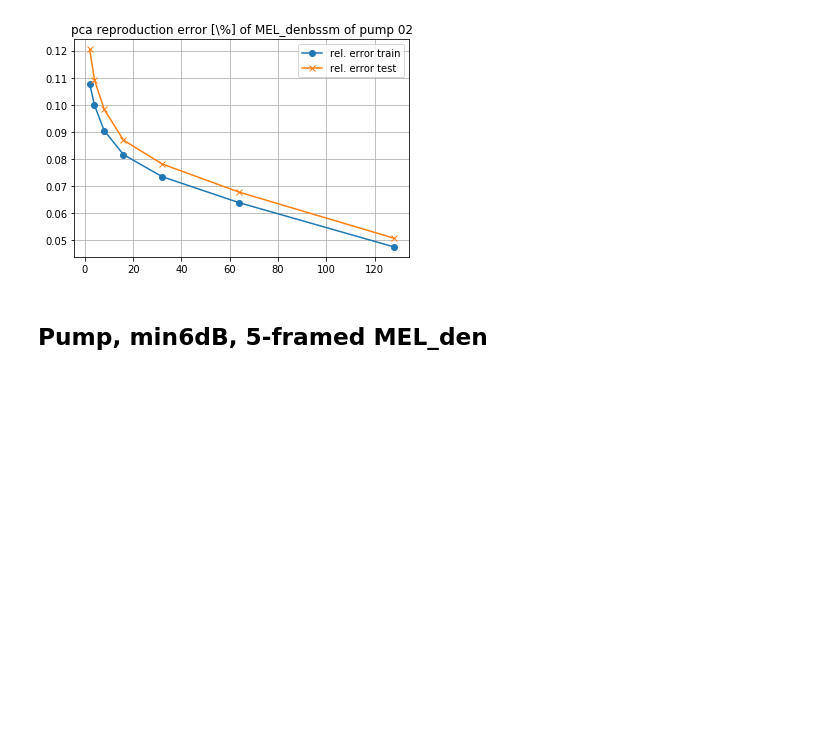
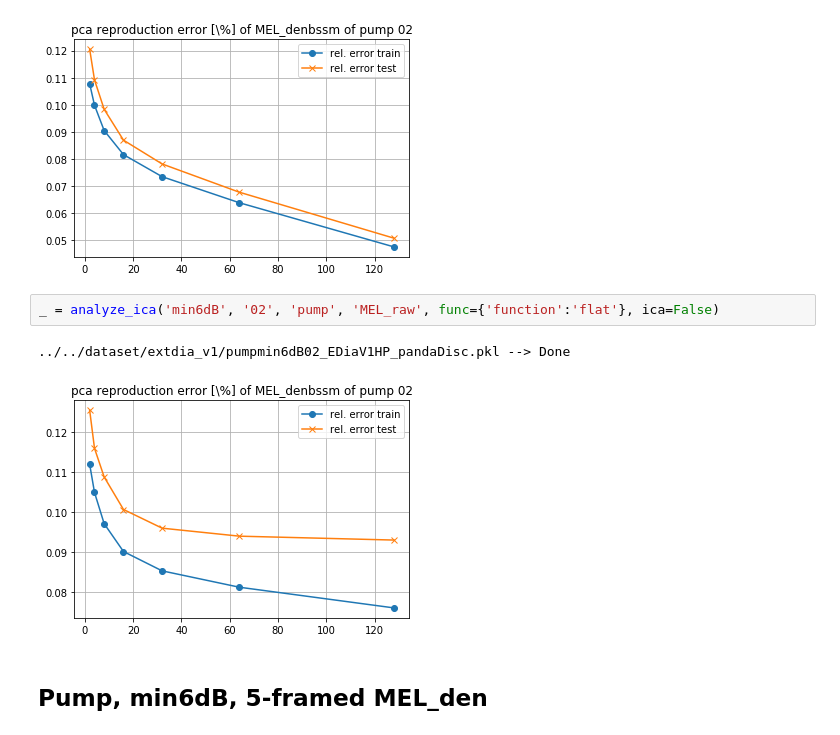
Before and after one commit to BA-HanseML/NF_Prj_MIMII_Dataset, a Jupyter notebook: modeling/preprocessing/preprocessing_exploration.ipynb, the cells around one changed output. Cells and saved outputs as stored; diff of their text form; blank space fills up the shorter version.

Commit message:
preprocessing exploration done

```diff
--- a/modeling/preprocessing/preprocessing_exploration.ipynb
+++ b/modeling/preprocessing/preprocessing_exploration.ipynb
@@ -261,6 +237,11 @@ _ = analyze_ica('min6dB', '02', 'pump', 'MEL_raw', func={'function':'frame', 'fr
 # %% [output]
 ../../dataset/extdia_v1/pumpmin6dB02_EDiaV1HP_pandaDisc.pkl --> Done
 [figure]
+# %%
+_ = analyze_ica('min6dB', '02', 'pump', 'MEL_raw', func={'function':'flat'}, ica=False)
+# %% [output]
+../../dataset/extdia_v1/pumpmin6dB02_EDiaV1HP_pandaDisc.pkl --> Done
+[figure, added]
 # %% [markdown]
 ## Pump, min6dB, 5-framed MEL_den
 # %%
```
Also changed, not shown: parts of 4 cells of this notebook, 5 other files.
